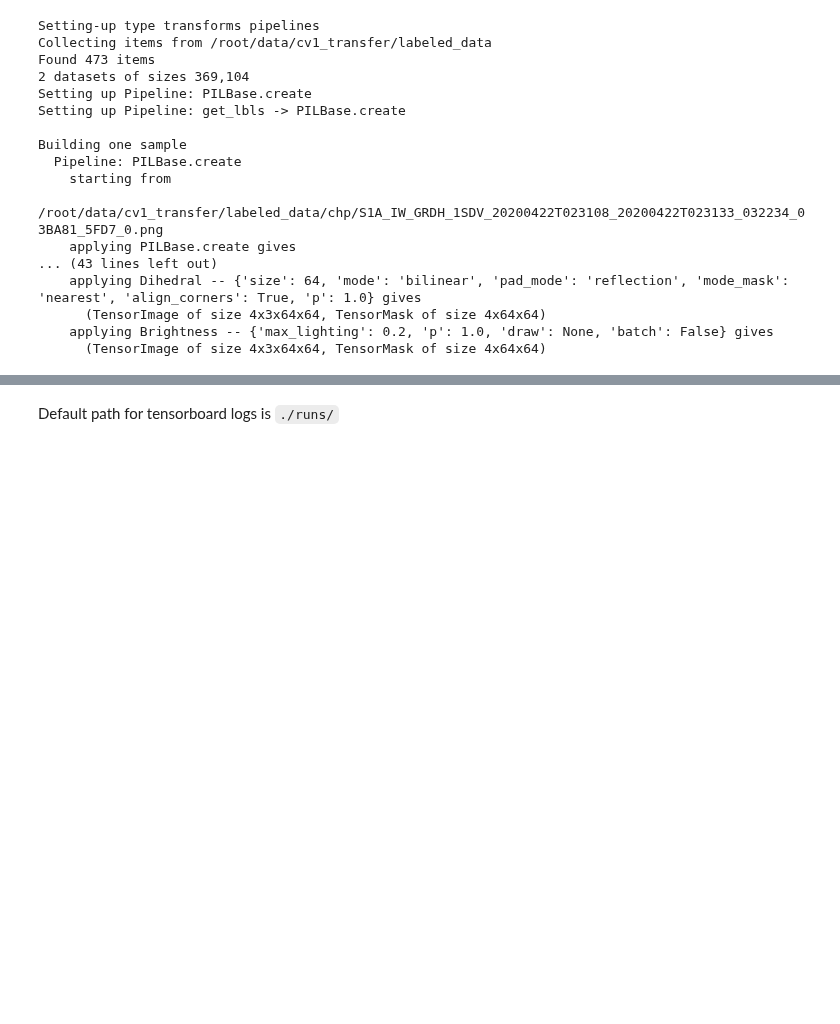
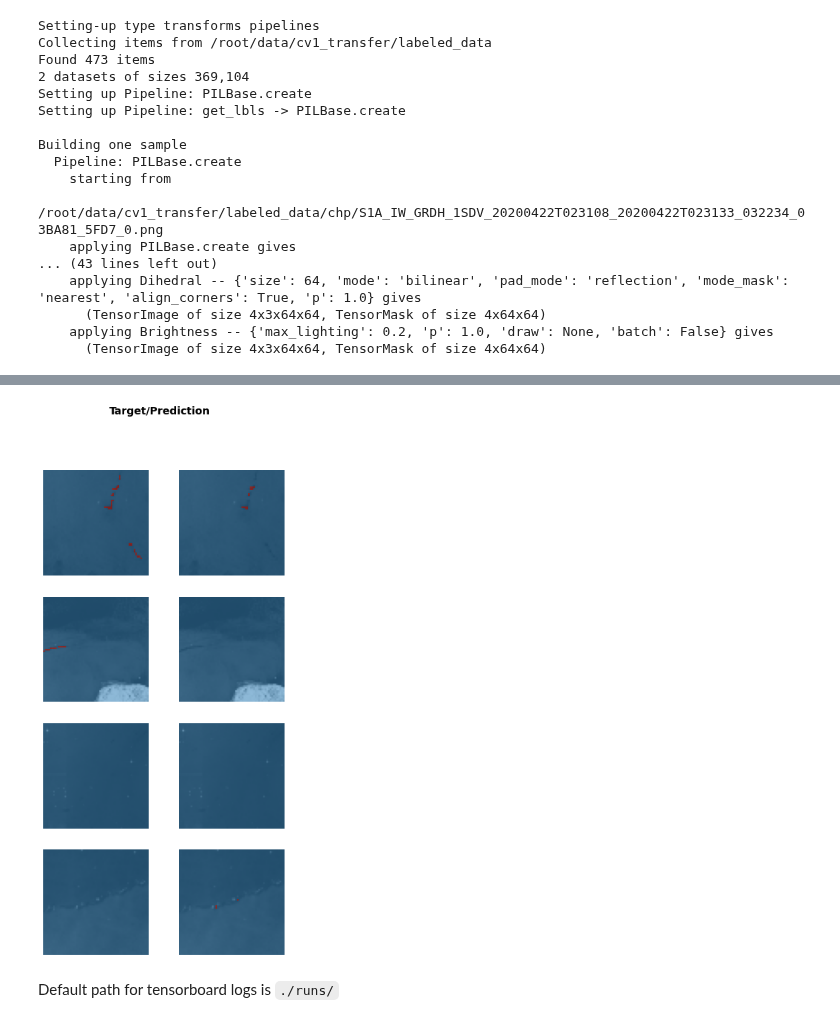
Before and after one commit to SkyTruth/cerulean-ml, a Jupyter notebook: notebooks/fastai2_unet_trainer_cv1.ipynb, the cells around one changed output, grey strips where cells are left out. Saved outputs shown, nothing was run; the diff lists cells and outputs as text; code cells hidden in the pictures; blank space fills up the shorter version.

```diff
--- a/notebooks/fastai2_unet_trainer_cv1.ipynb
+++ b/notebooks/fastai2_unet_trainer_cv1.ipynb
@@ -181,4 +156,5 @@ learn.fine_tune(5, 2e-4, cbs=cbs)#, cbs=SaveModelCallback(monitor='dice'))w
 # %%
 # learn.load("model")
 # %%
-learn
+learn.show_results()
+# %% [output]
@@ -185,3 +162,4 @@ learn
+[figure, added]
 # %%
 savename = f'{density}_{arch}_{size}_{round(learn.validate()[1],3)}.pkl'
 learn.export(f'{modelpath}/{savename}')
```
Also changed, not shown: parts of 7 cells of this notebook, 1 other file.
